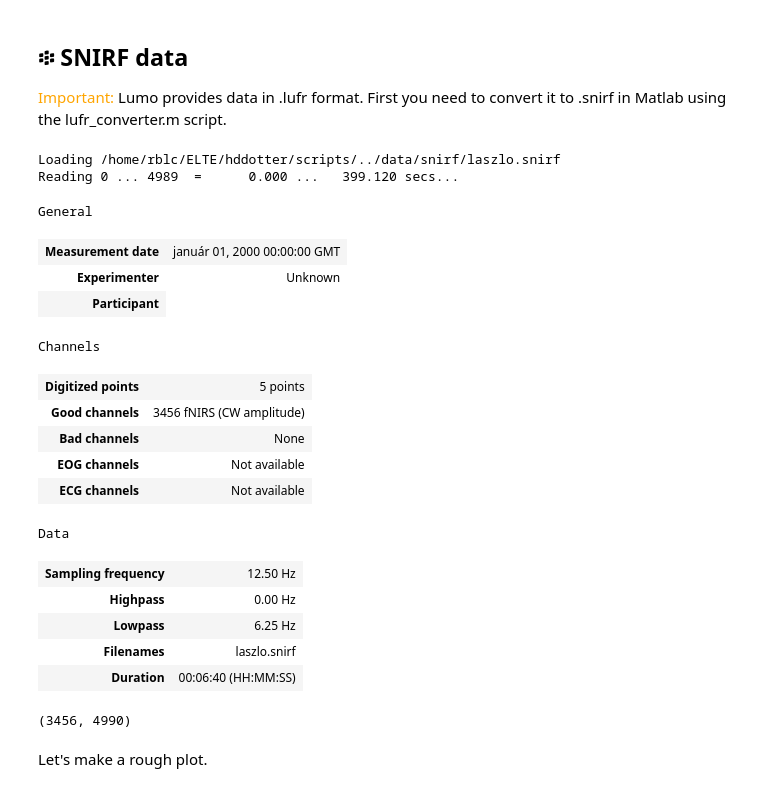
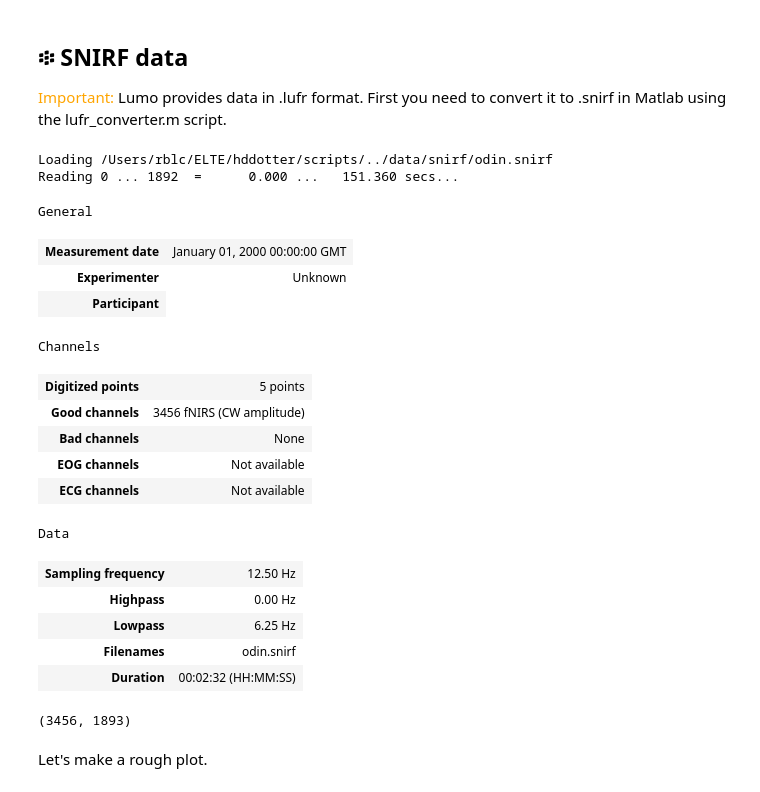
Before and after one commit to iamrblc/hddotter, a Jupyter notebook: scripts/hddotter.ipynb, the cells around one changed output. Cells and saved outputs as stored; diff of their text form; code cells hidden in the pictures.

```diff
--- a/scripts/hddotter.ipynb
+++ b/scripts/hddotter.ipynb
@@ -42,16 +42,16 @@ raw = mne.io.read_raw_snirf(fname, preload=True)'''
 <span style="color:orange">Important:</span> Lumo provides data in .lufr format. First you need to convert it to .snirf in Matlab using the lufr_converter.m script.
 # %%
 # Define the path to the data file (Use relative paths if possible)
-snirf_path = '../data/snirf/laszlo.snirf'
+snirf_path = '../data/snirf/odin.snirf'
 
 # This reads the data and displays the main information (Do not touch)
 raw = mne.io.read_raw_snirf(snirf_path, preload=True)
 raw
 # %% [output]
-Loading /home/rblc/ELTE/hddotter/scripts/../data/snirf/laszlo.snirf
-Reading 0 ... 4989  =      0.000 ...   399.120 secs...
+Loading /Users/rblc/ELTE/hddotter/scripts/../data/snirf/odin.snirf
+Reading 0 ... 1892  =      0.000 ...   151.360 secs...
 General
-| Measurement date | január 01, 2000 00:00:00 GMT |
+| Measurement date | January 01, 2000 00:00:00 GMT |
 | Experimenter | Unknown |
 | Participant |
 Channels
@@ -64,12 +64,12 @@ Data
 | Sampling frequency | 12.50 Hz |
 | Highpass | 0.00 Hz |
 | Lowpass | 6.25 Hz |
-| Filenames | laszlo.snirf |
-| Duration | 00:06:40 (HH:MM:SS) |
+| Filenames | odin.snirf |
+| Duration | 00:02:32 (HH:MM:SS) |
 # %%
 raw.get_data().shape
 # %% [output]
-(3456, 4990)
+(3456, 1893)
 # %% [markdown]
 Let's make a rough plot.
 # %%
```
Also changed, not shown: parts of 14 cells of this notebook, 1 other file.
